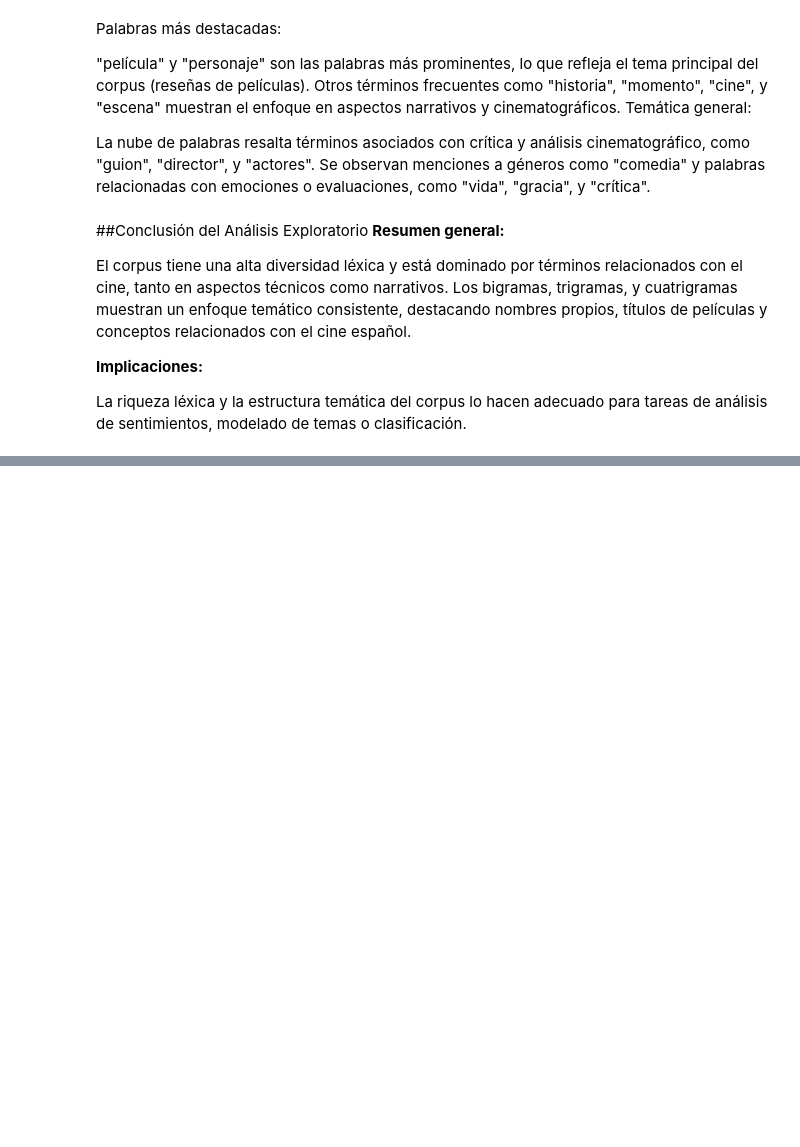
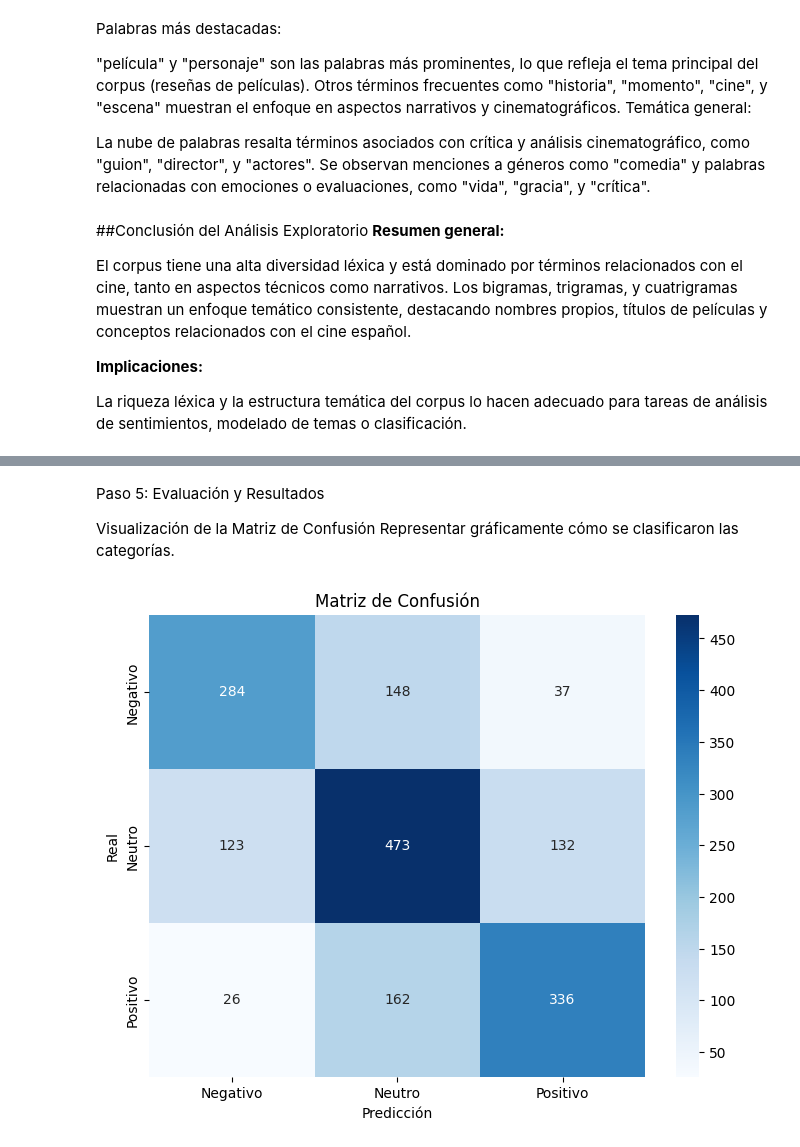
Before and after one commit to tdiego74/Clase_Data_Science_III_PBLC, a Jupyter notebook: Proyecto_DS_III_Entrega_Final_Tocci.ipynb, the cells around one changed output, grey strips where cells are left out. Drawn from its saved outputs; the diff is of its cells as text; code cells hidden in the pictures; blank space fills up the shorter version.

```diff
--- a/Proyecto_DS_III_Entrega_Final_Tocci.ipynb
+++ b/Proyecto_DS_III_Entrega_Final_Tocci.ipynb
@@ -617,0 +810,18 @@ La riqueza léxica y la estructura temática del corpus lo hacen adecuado para t
+# %%
+from sklearn.linear_model import LogisticRegression
+from sklearn.metrics import classification_report, accuracy_score
+
+# Inicializar y entrenar el modelo
+modelo = LogisticRegression(random_state=42, max_iter=1000)
+modelo.fit(X_train_tfidf, y_train)
+
+# Predicciones en el conjunto de prueba
+y_pred = modelo.predict(X_test_tfidf)
+
+# Evaluación del modelo
+print("Reporte de clasificación:")
+print(classification_report(y_test, y_pred, target_names=["Negativo", "Neutro", "Positivo"]))
+
+# Precisión general
+accuracy = accuracy_score(y_test, y_pred)
+print(f"Precisión del modelo: {accuracy:.2f}")
@@ -617,0 +841,21 @@ La riqueza léxica y la estructura temática del corpus lo hacen adecuado para t
+# %% [markdown]
+Paso 5: Evaluación y Resultados
+
+Visualización de la Matriz de Confusión Representar gráficamente cómo se clasificaron las categorías.
+# %%
+from sklearn.metrics import confusion_matrix
+import seaborn as sns
+import matplotlib.pyplot as plt
+
+# Calcular la matriz de confusión
+matriz_confusion = confusion_matrix(y_test, y_pred)
+
+# Visualizar la matriz
+plt.figure(figsize=(8, 6))
+sns.heatmap(matriz_confusion, annot=True, fmt='d', cmap='Blues', xticklabels=["Negativo", "Neutro", "Positivo"], yticklabels=["Negativo", "Neutro", "Positivo"])
+plt.title("Matriz de Confusión")
+plt.xlabel("Predicción")
+plt.ylabel("Real")
+plt.show()
+# %% [output]
+[figure, added]
```
Also changed, not shown: parts of 18 cells of this notebook.
